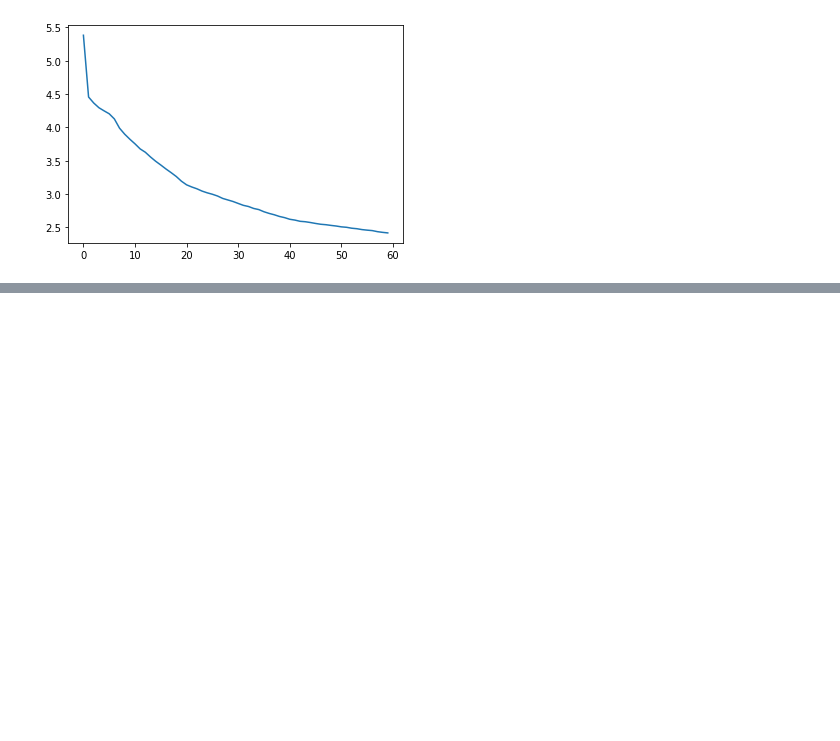
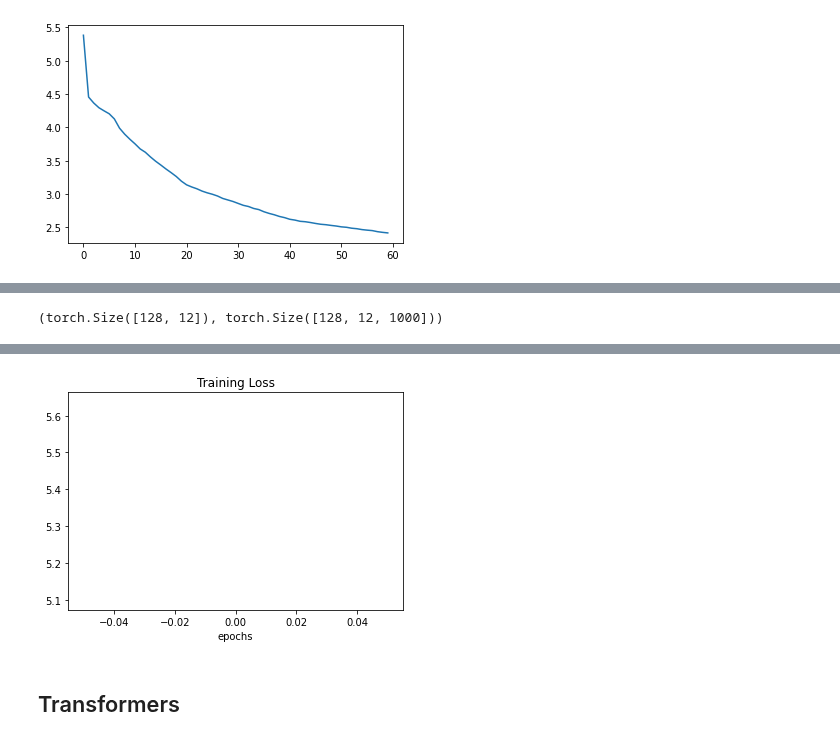
Before and after one commit to rkingery/notebooks, a Jupyter notebook: nlp-review-advanced.ipynb, the cells around one changed output, grey strips where cells are left out. Cells and saved outputs as stored; diff of their text form; code cells hidden in the pictures; blank space fills up the shorter version.

```diff
--- a/nlp-review-advanced.ipynb
+++ b/nlp-review-advanced.ipynb
@@ -334,19 +336,20 @@ class Seq2SeqModel(nn.Module):
         self.output_size = output_size
         self.bos = bos
 
-    def forward(self, X, h, Y=None, teacher_forcing=0):
+    def forward(self, X, h=None, Y=None, teacher_forcing=0):
         _, h = self.encoder(X, h)
         seq_len, batch_size = X.shape[1], X.shape[0]
         Y = Y.permute(1, 0) if Y is not None else None
         Yhat = torch.empty(seq_len, batch_size, self.output_size)
         y_prev = torch.tensor([self.bos] * batch_size).reshape(batch_size, 1).to(device)
+        h = h if h is not None else model.init_hidden(batch_size)
         for i in range(seq_len):
             y_out, h = self.decoder(y_prev, h)
             y_prev = y_out.argmax(dim=-1).detach()
             y_prev = Y[i][:, None] if np.random.rand() < teacher_forcing else y_prev
             Yhat[i] = y_out.permute(1, 0, 2)
         Yhat = Yhat.permute(1, 0, 2)
-        return Yhat.to(device), h.to(device)
+        return Yhat.to(device)
 
     def init_hidden(self, batch_size):
         return self.encoder.init_hidden(batch_size)
@@ -358,7 +361,7 @@ Y = torch.randint(0, vocab_size, size=(batch_size,10)).to(device)
 
 model = Seq2SeqModel(vocab_size, 50, 100, vocab_size, n_layers=2, bos=1).to(device)
 h = model.init_hidden(batch_size)
-Yhat, h = model(X, h, Y, teacher_forcing=0.5)
+Yhat = model(X, h, Y, teacher_forcing=0.5)
 X.shape, h.shape, Y.shape, Yhat.shape
 # %% [output]
 (torch.Size([16, 10]),
@@ -396,8 +399,7 @@ def train_seq2seq(train_data, model, opt, loss_fn, test_data=None, num_epochs=10
             X = X.to(device).long()
             Y = Y.to(device).long()
             bs, bptt = Y.shape[0], Y.shape[1]
-            h = model.init_hidden(bs)
-            Yhat, h = model(X, h, Y=Y, teacher_forcing=teacher_forcing)
+            Yhat = model(X, Y=Y, teacher_forcing=teacher_forcing)
             y = Y.reshape(bs * bptt,)
             yhat = Yhat.reshape(bs * bptt, -1)
             loss = loss_fn(yhat, y).mean() # mean is for multi-gpu losses, avg them together
@@ -421,8 +423,7 @@ def train_seq2seq(train_data, model, opt, loss_fn, test_data=None, num_epochs=10
                 X = X.to(device)
                 Y = Y.to(device)
                 bs, bptt = Y.shape[0], Y.shape[1]
-                h = model.init_hidden(bs)
-                Yhat, h = model(X, h, Y=Y)
+                Yhat = model(X, Y=Y)
                 y = Y.reshape(bs * bptt,)
                 yhat = Yhat.reshape(bs * bptt, -1)
                 loss = loss_fn(yhat, y).mean()
@@ -443,6 +444,8 @@ def train_seq2seq(train_data, model, opt, loss_fn, test_data=None, num_epochs=10
             print(s1 + s2)
     if plot_loss:
         plt.plot(range(len(losses)), losses)
+        plt.title('Training Loss')
+        plt.xlabel('epochs')
         plt.show()
     if tensorboard:
         writer.flush()
@@ -539,0 +802,38 @@ model.load_state_dict(torch.load(checkpoint))
+# %%
+input_size = 1000
+output_size = 1000
+emb_size = 50
+seq_len = seq_len
+hidden_size = 100
+batch_size = 128
+n_layers = 1
+
+x = torch.randint(0, input_size, size=(batch_size, seq_len))
+enc = Encoder(input_size, emb_size, hidden_size, n_layers, rnn=nn.GRU, dropout=0.5)
+h = enc.init_hidden(batch_size)
+enc_out, h = enc(x, h)
+
+y = torch.randint(0, output_size, size=(batch_size, seq_len)).long()
+dec = AttentionDecoder(output_size, emb_size, hidden_size, n_layers, seq_len=seq_len, rnn=nn.GRU, dropout=0.5)
+dec_out, h, a = dec(y, h, enc_out, seq_len=seq_len)
+
+model = AttentionModel(input_size, emb_size, hidden_size, output_size, n_layers=1, bos=0, rnn=nn.GRU, dropout=0.5,
+                       seq_len=seq_len, device=device)
+yhat = model(x)
+y.shape, yhat.shape
+# %% [output]
+(torch.Size([128, 12]), torch.Size([128, 12, 1000]))
+# %%
+vocab_size_en = len(vocab_en)
+vocab_size_fr = len(vocab_fr)
+emb_size = 256
+hidden_size = 256
+bos_out = stoi_fr['<bos>'] # output <bos> token
+
+model = Seq2SeqModel(vocab_size_en, emb_size, hidden_size, vocab_size_fr, n_layers=1, dropout=0.1).to(device)
+loss_fn = nn.CrossEntropyLoss(ignore_index=stoi_en['<pad>']) # ignore loss from <pad> tokens
+opt = get_optimizer(model, optimizer='adam', lr=0.001, weight_decay=1e-5)
+scheduler = torch.optim.lr_scheduler.StepLR(opt, step_size=20, gamma=0.5)
+model = train_seq2seq(train_data, model, opt, loss_fn, num_epochs=60, batch_size=1024, grad_clip=5., print_every=1,
+                      test_data=test_data, teacher_forcing=0.5, show_batches_bar=False, scheduler=scheduler)
+# %% [output]
@@ -539,0 +841 @@ model.load_state_dict(torch.load(checkpoint))
+[figure, added]
@@ -539,0 +848,2 @@ model.load_state_dict(torch.load(checkpoint))
+# %% [markdown]
+## Transformers
```
Also changed, not shown: parts of 25 cells of this notebook.
